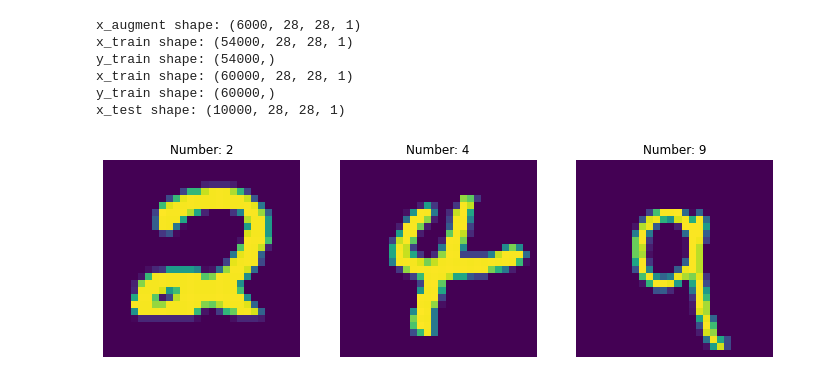
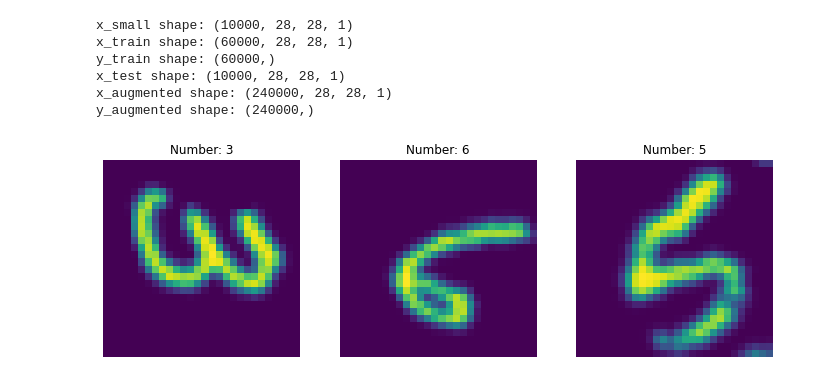
Before and after one commit to DiogoNeves/augdata-mnist, a Jupyter notebook: mnist.ipynb, the cells around one changed output. Cells and saved outputs as stored; diff of their text form; code cells hidden in the pictures.

Commit message:
Introduced the augmentation step

```diff
--- a/mnist.ipynb
+++ b/mnist.ipynb
@@ -69,49 +95,65 @@ def choice(dataset, size):
 # %%
 def print_dataset_summary(name, dataset):
     print(name + " shape:", dataset.shape)
+# %%
+def augment(dataset):
+    augment_model = keras.Sequential(
+        [
+            layers.experimental.preprocessing.RandomRotation(0.3),
+            layers.experimental.preprocessing.RandomZoom(0.1),
+            layers.experimental.preprocessing.RandomTranslation(0.1, 0.1)
+        ]
+    )
+
+    epochs = 3
+    augmented_dataset = dataset
+    x, y = dataset
+    assert x.shape[0] == y.shape[0]
+    for i in range(epochs):
+        data = augment_model(x)
+        x_augmented, y_augmented = augmented_dataset
+        augmented_dataset = (np.concatenate((x_augmented, data)), np.concatenate((y_augmented, y)))
+
+    return augmented_dataset
 # %%
 # Model / data parameters
 num_classes = 10
 input_shape = (28, 28, 1)
 
 # the data, split between train and test sets
 (x_train, y_train), (x_test, y_test) = keras.datasets.mnist.load_data()
 
 # transform only a sample of the data
-(x_augment, y_augment), (x_train, y_train) = sample((x_train, y_train), 0.1)
+(x_small, y_small) = choice((x_train, y_train), 10000)
 
 # normalise training data
 x_train = normalise(x_train)
-x_augment = normalise(x_augment)
+x_small = normalise(x_small)
 x_test = normalise(x_test)
 
-print_dataset_summary("x_augment", x_augment)
-
-# augment data
-# asdfasdf
-view_images(choice((x_augment, y_augment), 3), (12, 12))
-
-# put it all back together again
-print_dataset_summary("x_train", x_train)
-print_dataset_summary("y_train", y_train)
-x_train = np.concatenate((x_train, x_augment))
-y_train = np.concatenate((y_train, y_augment))
-
+print_dataset_summary("x_small", x_small)
 print_dataset_summary("x_train", x_train)
 print_dataset_summary("y_train", y_train)
 print_dataset_summary("x_test", x_test)
+
+# augment data
+# (x_augmented, y_augmented) = augment((x_small, y_small))
+(x_augmented, y_augmented) = augment((x_train, y_train))
+print_dataset_summary("x_augmented", x_augmented)
+print_dataset_summary("y_augmented", y_augmented)
+view_images(choice((x_augmented, y_augmented), 3), (12, 12))
 
 # convert class vectors to binary class matrices
 y_train = keras.utils.to_categorical(y_train, num_classes)
 y_test = keras.utils.to_categorical(y_test, num_classes)
 
 assert y_train.shape[0] == x_train.shape[0]
 # %% [output]
-x_augment shape: (6000, 28, 28, 1)
-x_train shape: (54000, 28, 28, 1)
-y_train shape: (54000,)
+x_small shape: (10000, 28, 28, 1)
 x_train shape: (60000, 28, 28, 1)
 y_train shape: (60000,)
 x_test shape: (10000, 28, 28, 1)
+x_augmented shape: (240000, 28, 28, 1)
+y_augmented shape: (240000,)
-[figure, old version]
+[figure, new version]
 # %%
```
Also changed, not shown: parts of 5 cells of this notebook, 1 other file.
